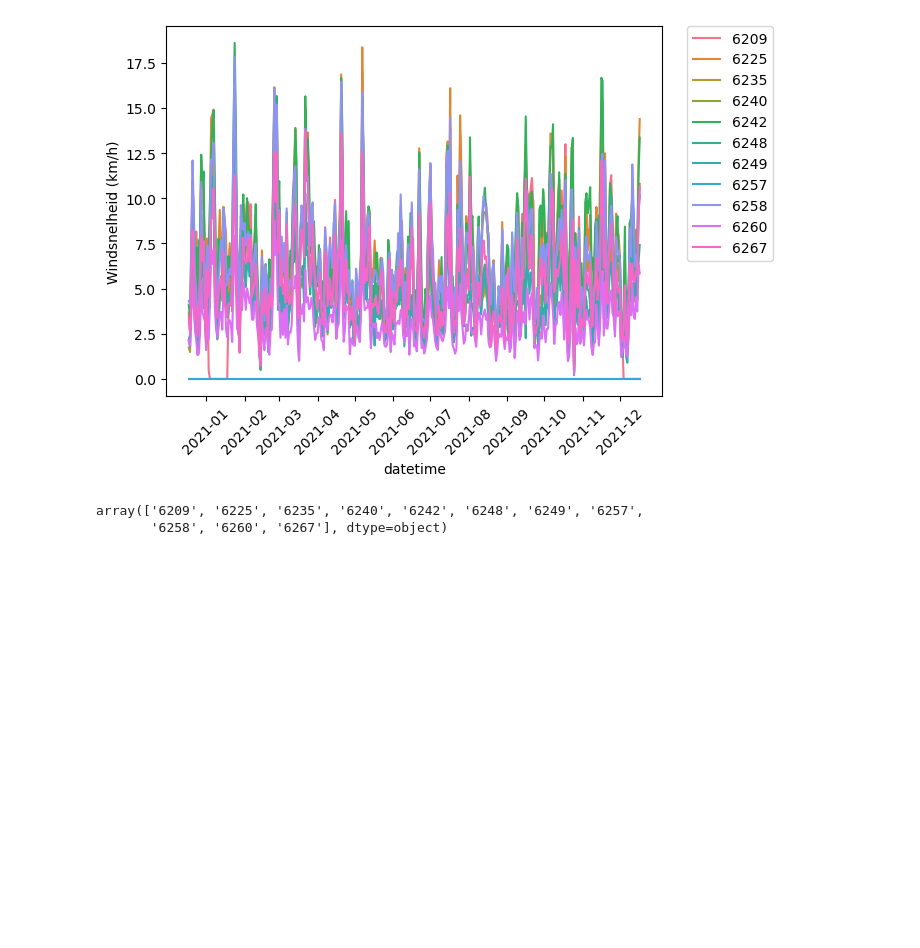
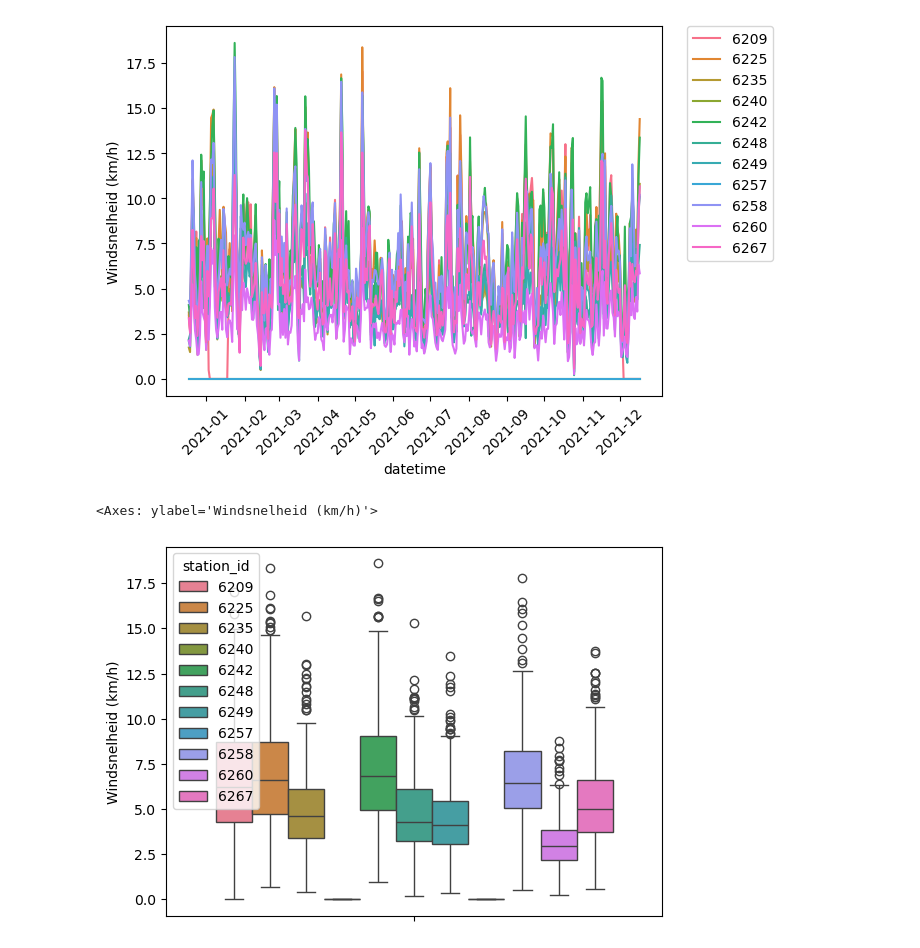
Before and after one commit to tj-072/eindpresentatie_VAv2, a Jupyter notebook: streamlit.ipynb, the cells around one changed output. Drawn from its saved outputs; the diff is of its cells as text; code cells hidden in the pictures; blank space fills up the shorter version.

```diff
--- a/streamlit.ipynb
+++ b/streamlit.ipynb
@@ -26,8 +26,8 @@ plt.legend(bbox_to_anchor=(1.05, 1), loc='upper left', borderaxespad=0)
 # %% [output]
 <matplotlib.legend.Legend at 0x...>
 [figure]
-# %%
-api_data['station_id'].unique()
-# %% [output]
-array(['6209', '6225', '6235', '6240', '6242', '6248', '6249', '6257',
-       '6258', '6260', '6267'], dtype=object)
+# %%
+sns.boxplot(data=api_data, y='Windsnelheid (km/h)', hue='station_id')
+# %% [output]
+<Axes: ylabel='Windsnelheid (km/h)'>
+[figure, added]
```
Also changed, not shown: parts of 1 cell of this notebook, 1 other file.
